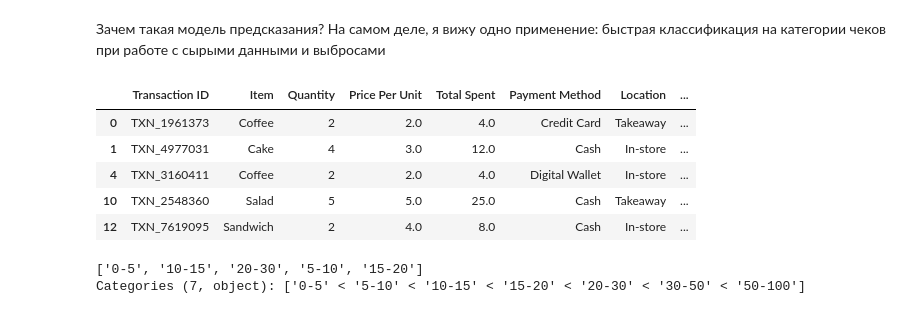
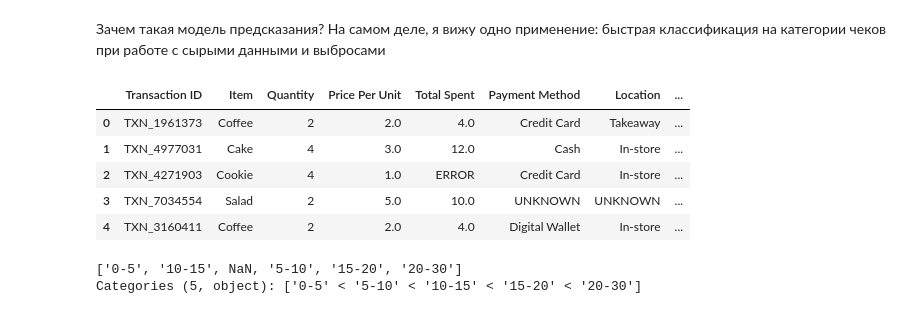
Before and after one commit to Mauzec/spbu_ml_2025, a Jupyter notebook: homeworks/ex1-analysis/analysis.ipynb, the cells around one changed output. Drawn from its saved outputs; the diff is of its cells as text; code cells hidden in the pictures.

```diff
--- a/homeworks/ex1-analysis/analysis.ipynb
+++ b/homeworks/ex1-analysis/analysis.ipynb
@@ -819,36 +819,39 @@ RANSAC Model Mean Squared Error: 0.035127317599318454
 # %%
 dirty_df = pd.read_csv('../../data/dirty_cafe_sales.csv')
 dirty_df = pd.DataFrame(dirty_df)
 
 dirty_df = dirty_df.dropna()
-dirty_df = dirty_df[~dirty_df.isin(['ERROR', 'UNKNOWN']).any(axis=1)]
+# dirty_df = dirty_df[~dirty_df.isin(['ERROR', 'UNKNOWN']).any(axis=1)]
+dirty_df = dirty_df[~dirty_df['Transaction Date'].isin(['ERROR', 'UNKNOWN'])]
 
 dirty_df['Transaction Date'] = pd.to_datetime(dirty_df['Transaction Date'])
 
 dirty_df['Month'] = dirty_df['Transaction Date'].dt.month
 dirty_df['Day'] = dirty_df['Transaction Date'].dt.day
 dirty_df['Weekday'] = dirty_df['Transaction Date'].dt.weekday # 0...6
 
-
-
 dirty_df.head()
 # %% [output]
 |  | Transaction ID | Item | Quantity | Price Per Unit | Total Spent | Payment Method | Location | ... |
 | 0 | TXN_1961373 | Coffee | 2 | 2.0 | 4.0 | Credit Card | Takeaway | ... |
 | 1 | TXN_4977031 | Cake | 4 | 3.0 | 12.0 | Cash | In-store | ... |
+| 2 | TXN_4271903 | Cookie | 4 | 1.0 | ERROR | Credit Card | In-store | ... |
+| 3 | TXN_7034554 | Salad | 2 | 5.0 | 10.0 | UNKNOWN | UNKNOWN | ... |
 | 4 | TXN_3160411 | Coffee | 2 | 2.0 | 4.0 | Digital Wallet | In-store | ... |
-| 10 | TXN_2548360 | Salad | 5 | 5.0 | 25.0 | Cash | Takeaway | ... |
-| 12 | TXN_7619095 | Sandwich | 2 | 4.0 | 8.0 | Cash | In-store | ... |
 # %%
-periods_total_spent = ['0-5', '5-10', '10-15', '15-20', '20-30', '30-50', '50-100']
+periods_total_spent = ['0-5', '5-10', '10-15', '15-20', '20-30']
+for col in ['Quantity', 'Price Per Unit', 'Total Spent']:
+    dirty_df[col] = dirty_df[col].replace(['ERROR', 'UNKNOWN'], 0)
+
 dirty_df['Total Spent'] = dirty_df['Total Spent'].astype(float)
-dirty_df['Quantity']   = dirty_df['Quantity'].astype(int)
+dirty_df['Quantity'] = dirty_df['Quantity'].astype(int)
 dirty_df['Price Per Unit'] = dirty_df['Price Per Unit'].astype(float)
-dirty_df['y'] = pd.cut(dirty_df['Total Spent'], bins=[0, 5, 10, 15, 20, 30, 50, 100], labels=periods_total_spent)
+dirty_df['y'] = pd.cut(dirty_df['Total Spent'], bins=[0.0, 5.0, 10.0, 15.0, 20.0, 30.0], labels=periods_total_spent)
 dirty_df['y'].unique()
+# dirty_df['Total Spent'].unique()
 # %% [output]
-['0-5', '10-15', '20-30', '5-10', '15-20']
-Categories (7, object): ['0-5' < '5-10' < '10-15' < '15-20' < '20-30' < '30-50' < '50-100']
+['0-5', '10-15', NaN, '5-10', '15-20', '20-30']
+Categories (5, object): ['0-5' < '5-10' < '10-15' < '15-20' < '20-30']
 # %%
 categorial_columns = ['Payment Method', 'Location', 'Item']
 
```
Also changed, not shown: parts of 9 cells of this notebook, 1 other file.
